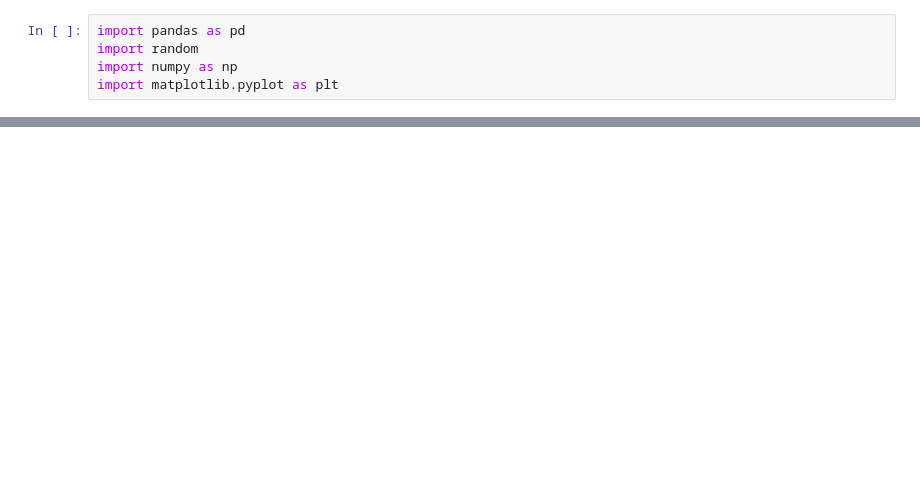
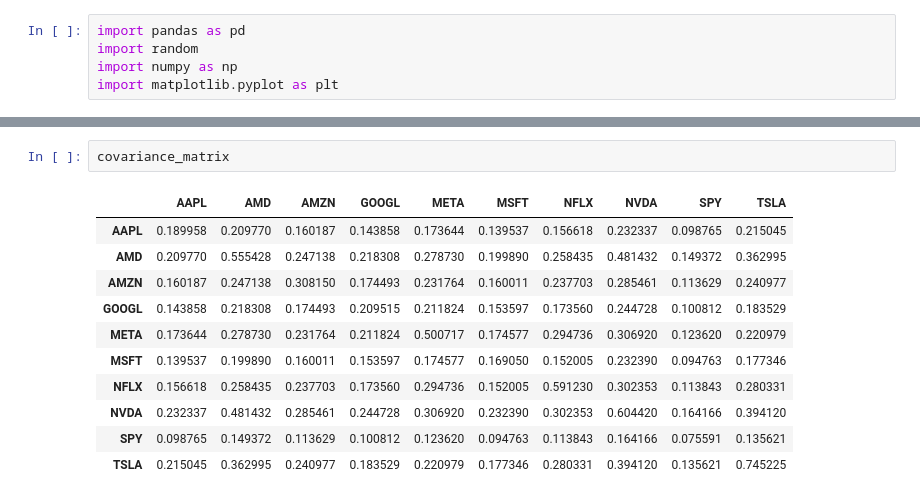
Before and after one commit to piotr-zeberek-agh/OptimizationSuite, a Jupyter notebook: test.ipynb, the cells around one changed output, grey strips where cells are left out. Saved outputs shown, nothing was run; the diff lists cells and outputs as text; blank space fills up the shorter version.

```diff
--- a/test.ipynb
+++ b/test.ipynb
@@ -141,0 +151,14 @@ Optymalny wskaźnik Sharpe'a: 0.3924
+# %%
+covariance_matrix
+# %% [output]
+|  | AAPL | AMD | AMZN | GOOGL | META | MSFT | NFLX | NVDA | SPY | TSLA |
+| AAPL | 0.189958 | 0.209770 | 0.160187 | 0.143858 | 0.173644 | 0.139537 | 0.156618 | 0.232337 | 0.098765 | 0.215045 |
+| AMD | 0.209770 | 0.555428 | 0.247138 | 0.218308 | 0.278730 | 0.199890 | 0.258435 | 0.481432 | 0.149372 | 0.362995 |
+| AMZN | 0.160187 | 0.247138 | 0.308150 | 0.174493 | 0.231764 | 0.160011 | 0.237703 | 0.285461 | 0.113629 | 0.240977 |
+| GOOGL | 0.143858 | 0.218308 | 0.174493 | 0.209515 | 0.211824 | 0.153597 | 0.173560 | 0.244728 | 0.100812 | 0.183529 |
+| META | 0.173644 | 0.278730 | 0.231764 | 0.211824 | 0.500717 | 0.174577 | 0.294736 | 0.306920 | 0.123620 | 0.220979 |
+| MSFT | 0.139537 | 0.199890 | 0.160011 | 0.153597 | 0.174577 | 0.169050 | 0.152005 | 0.232390 | 0.094763 | 0.177346 |
+| NFLX | 0.156618 | 0.258435 | 0.237703 | 0.173560 | 0.294736 | 0.152005 | 0.591230 | 0.302353 | 0.113843 | 0.280331 |
+| NVDA | 0.232337 | 0.481432 | 0.285461 | 0.244728 | 0.306920 | 0.232390 | 0.302353 | 0.604420 | 0.164166 | 0.394120 |
+| SPY | 0.098765 | 0.149372 | 0.113629 | 0.100812 | 0.123620 | 0.094763 | 0.113843 | 0.164166 | 0.075591 | 0.135621 |
+| TSLA | 0.215045 | 0.362995 | 0.240977 | 0.183529 | 0.220979 | 0.177346 | 0.280331 | 0.394120 | 0.135621 | 0.745225 |
```
Also changed, not shown: parts of 5 cells of this notebook, 3 other files.
